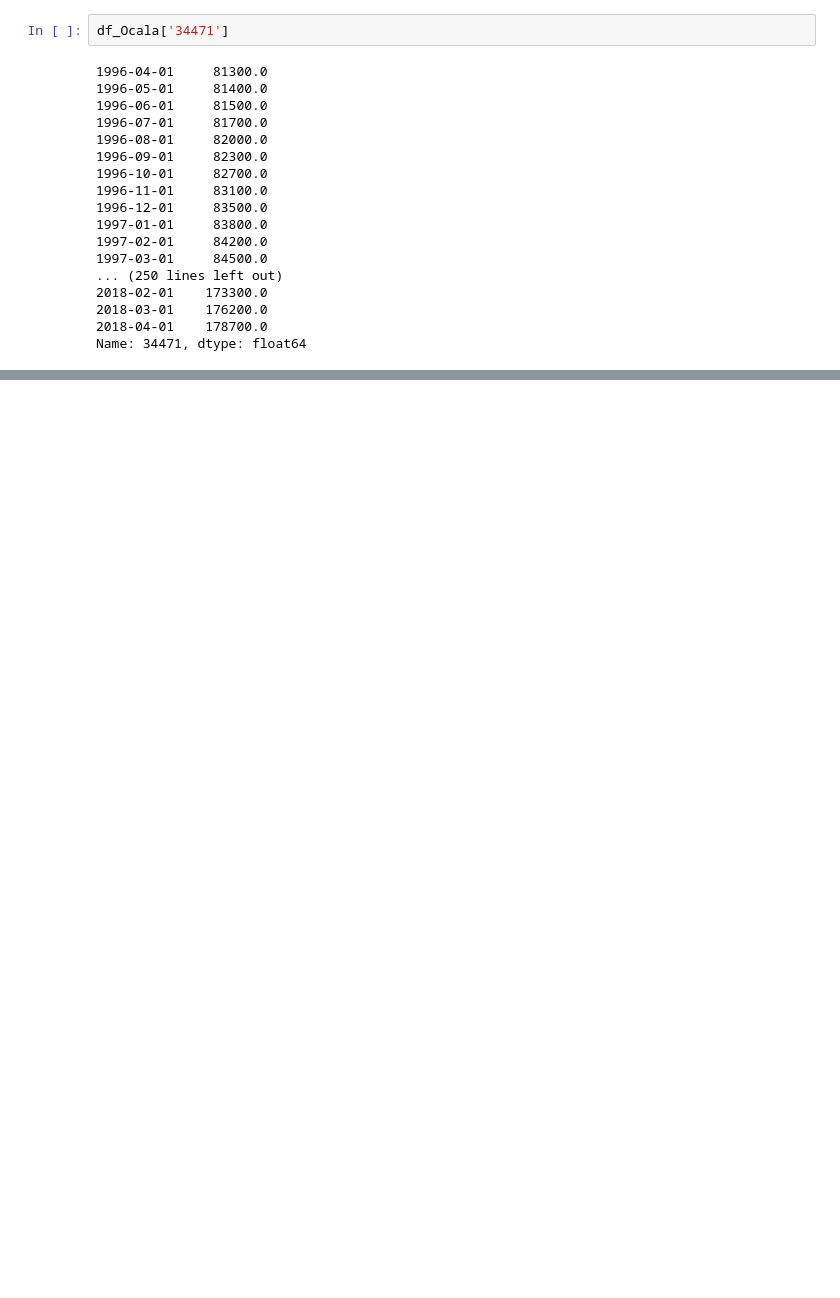
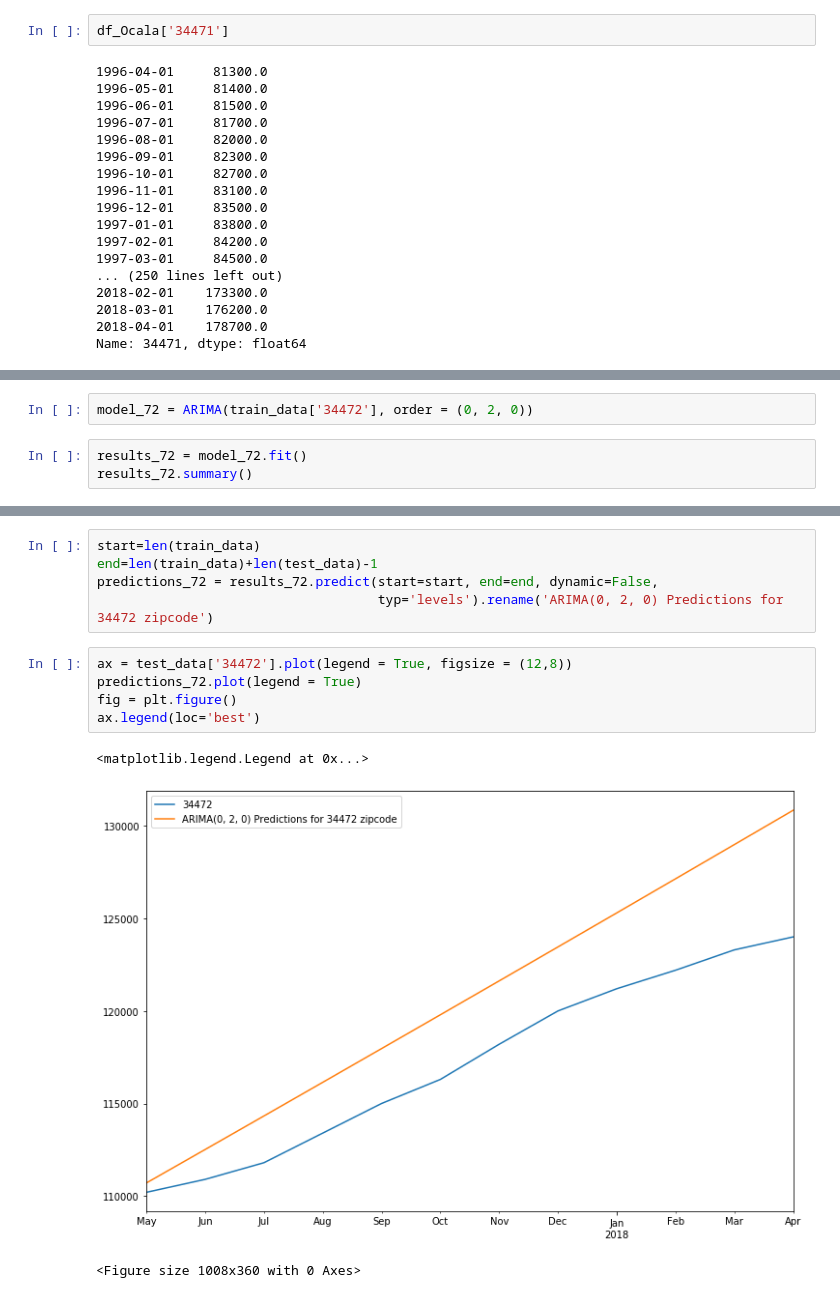
Before and after one commit to ksis1st/Zillow_TimeSeries_Prediction, a Jupyter notebook: Zillow_Ocala_ZIPCODE.ipynb, the cells around one changed output, grey strips where cells are left out. Drawn from its saved outputs; the diff is of its cells as text; blank space fills up the shorter version.

```diff
--- a/Zillow_Ocala_ZIPCODE.ipynb
+++ b/Zillow_Ocala_ZIPCODE.ipynb
@@ -1860,0 +1901,5 @@ Name: 34471, dtype: float64
+# %%
+model_72 = ARIMA(train_data['34472'], order = (0, 2, 0))
+# %%
+results_72 = model_72.fit()
+results_72.summary()
@@ -1860,0 +1917,14 @@ Name: 34471, dtype: float64
+# %%
+start=len(train_data)
+end=len(train_data)+len(test_data)-1
+predictions_72 = results_72.predict(start=start, end=end, dynamic=False,
+                                    typ='levels').rename('ARIMA(0, 2, 0) Predictions for 34472 zipcode')
+# %%
+ax = test_data['34472'].plot(legend = True, figsize = (12,8))
+predictions_72.plot(legend = True)
+fig = plt.figure()
+ax.legend(loc='best')
+# %% [output]
+<matplotlib.legend.Legend at 0x...>
+[figure, added]
+<Figure size 1008x360 with 0 Axes>
```
Also changed, not shown: parts of 104 cells of this notebook.
